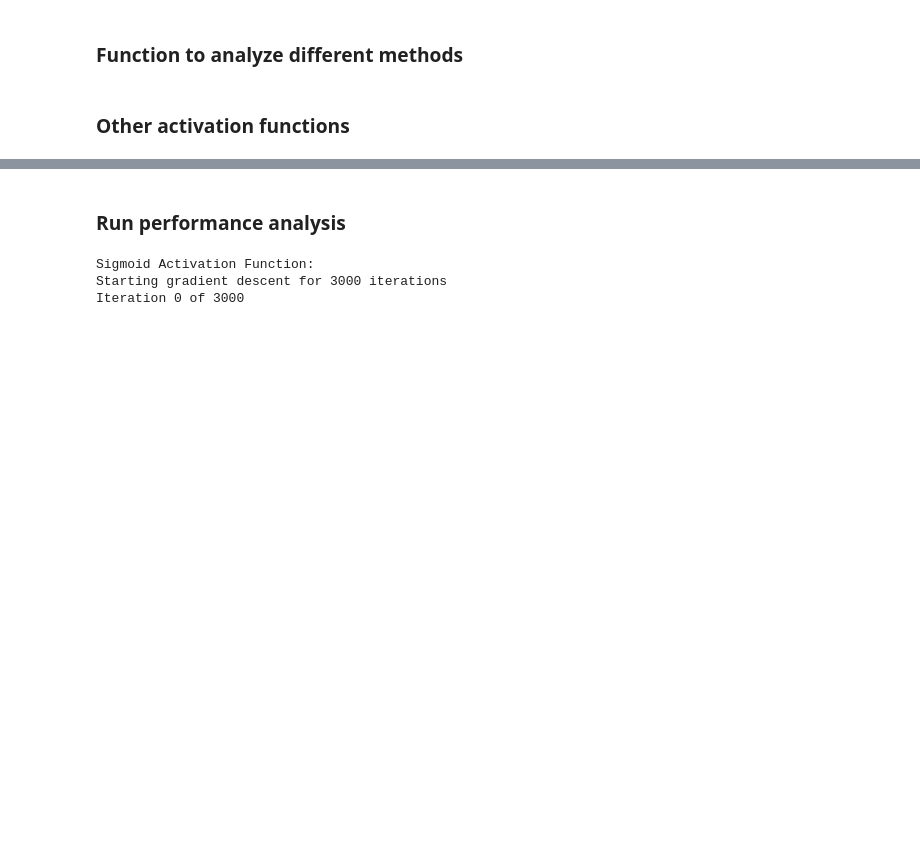
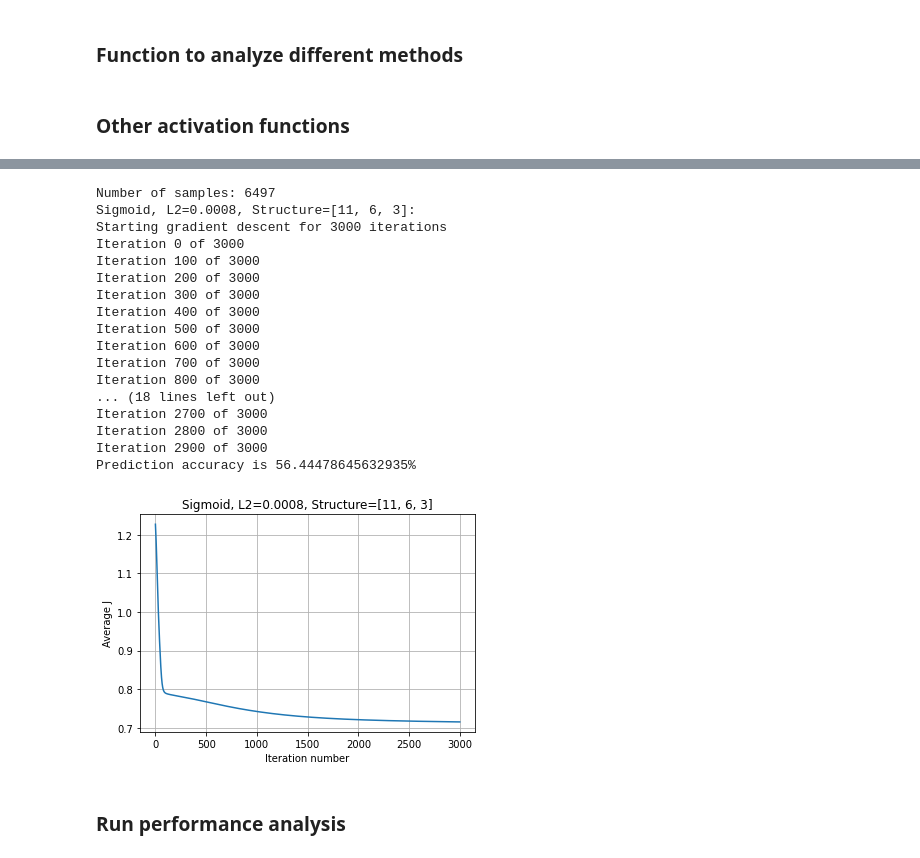
Before and after one commit to RoyLeviGit/ML_Final, a Jupyter notebook: Neural Network.ipynb, the cells around one changed output, grey strips where cells are left out. Saved outputs shown, nothing was run; the diff lists cells and outputs as text; code cells hidden in the pictures; blank space fills up the shorter version.

```diff
--- a/Neural Network.ipynb
+++ b/Neural Network.ipynb
@@ -295,0 +342,2 @@ def soft_plus_deriv(z):
+# %%
+X_train, y_v_train, X_test, y_test, y_out_len = transform_and_split_data(data_all)
@@ -296,22 +362,51 @@ def soft_plus_deriv(z):
+# %%
+train_neural_network(X_train, y_v_train, X_test, y_test, y_out_len)
+# %% [output]
+Number of samples: 6497
+Sigmoid, L2=0.0008, Structure=[11, 6, 3]:
+Starting gradient descent for 3000 iterations
+Iteration 0 of 3000
+Iteration 100 of 3000
+Iteration 200 of 3000
+Iteration 300 of 3000
+Iteration 400 of 3000
+Iteration 500 of 3000
+Iteration 600 of 3000
+Iteration 700 of 3000
+Iteration 800 of 3000
+... (18 lines left out)
+Iteration 2700 of 3000
+Iteration 2800 of 3000
+Iteration 2900 of 3000
+Prediction accuracy is 56.44478645632935%
+[figure, added]
 # %% [markdown]
 ### Run performance analysis
 # %%
+# nn_performance('Sigmoid Activation Function', nn_structure, X_train, y_v_train, X_test, y_test, num_of_iterations, f, f_deriv)
+# Section a
+# nn_performance('Sigmoid, L2 Regularization (lambda=0.01)', nn_structure, X_train, y_v_train, X_test, y_test, num_of_iterations, f, f_deriv, 0.01)
+# Section b
+# nn_performance('ReLU Activation Function',nn_structure, X_train, y_v_train, X_test, y_test, num_of_iterations, re_lu, re_lu_deriv)
+# Section c
+# nn_performance('Tanh Activation Function', nn_structure, X_train, y_v_train, X_test, y_test, num_of_iterations, tanh, tanh_deriv)
+# Section d
+# nn_performance('Soft-plus Activation Function', nn_structure, X_train, y_v_train, X_test, y_test, num_of_iterations, soft_plus, soft_plus_deriv)
+# Section e
+# nn_performance('Sigmoid, 4000 Iterations (Not 3000)', nn_structure, X_train, y_v_train, X_test, y_test, num_of_iterations + 1000, f, f_deriv)
+# Section f
+# diff_nn_structure = [X.shape[1], 16, y_out_len]
+# nn_performance('Sigmoid, NN Structure = [11, 45 (Not 30), 10]', nn_structure, X_train, y_v_train, X_test, y_test, num_of_iterations, f, f_deriv)
 
-nn_performance('Sigmoid Activation Function', [X.shape[1], 30, 10], X_train, y_v_train, X_test, y_test, 3000, f, f_deriv)
-# Section a
-nn_performance('Sigmoid, L2 Regularization (lambda=0.01)', [X.shape[1], 30, 10], X_train, y_v_train, X_test, y_test, 3000, f, f_deriv, 0.01)
-nn_performance('Sigmoid, L2 Regularization (lambda=0.001)', [X.shape[1], 30, 10], X_train, y_v_train, X_test, y_test, 3000, f, f_deriv, 0.001)
-# Section b
-nn_performance('ReLU Activation Function', [X.shape[1], 30, 10], X_train, y_v_train, X_test, y_test, 3000, re_lu, re_lu_deriv)
-# Section c
-nn_performance('Tanh Activation Function', [X.shape[1], 30, 10], X_train, y_v_train, X_test, y_test, 3000, tanh, tanh_deriv)
-# Section d
-nn_performance('Soft-plus Activation Function', [X.shape[1], 30, 10], X_train, y_v_train, X_test, y_test, 3000, soft_plus, soft_plus_deriv)
-# Section e
-nn_performance('Sigmoid, 4000 Iterations (Not 3000)', [X.shape[1], 30, 10], X_train, y_v_train, X_test, y_test, 4000, f, f_deriv)
-# Section f
-nn_performance('Sigmoid, NN Structure = [64, 45 (Not 30), 10]', [X.shape[1], 45, 10], X_train, y_v_train, X_test, y_test, 3000, f, f_deriv)
+# for i in list(range(6, 7)) + list(range(11, 14)):
+#     nn_structure[1] = i
+#     print(f'Using NN Structure: {nn_structure}')
+#     nn_performance('Sigmoid, L2 Regularization (lambda=0.001)', nn_structure, X_train, y_v_train, X_test, y_test, num_of_iterations, f, f_deriv, 0.001)
+
+# Checking different l2 lambdas
+# for l2_lambda in [0.0008]:
+#     nn_performance(f'Sigmoid, L2={l2_lambda}, Structure={nn_structure}', nn_structure, X_train, y_v_train, X_test, y_test, num_of_iterations, f, f_deriv, l2_lambda)
+
+# Checking different NN structures
+# for nn in [nn_structure, [X.shape[1], 13, 11, y_out_len], [X.shape[1], 13, 6, y_out_len], [X.shape[1], 13, 3, y_out_len]]: # [11, 13, 3]]
+#     nn_performance(f'Sigmoid, L2={l2_lambda}, Structure={nn}', nn, X_train, y_v_train, X_test, y_test, num_of_iterations, f, f_deriv, l2_lambda)
-# %% [output]
-Sigmoid Activation Function:
-Starting gradient descent for 3000 iterations
-Iteration 0 of 3000
```
Also changed, not shown: parts of 32 cells of this notebook.
